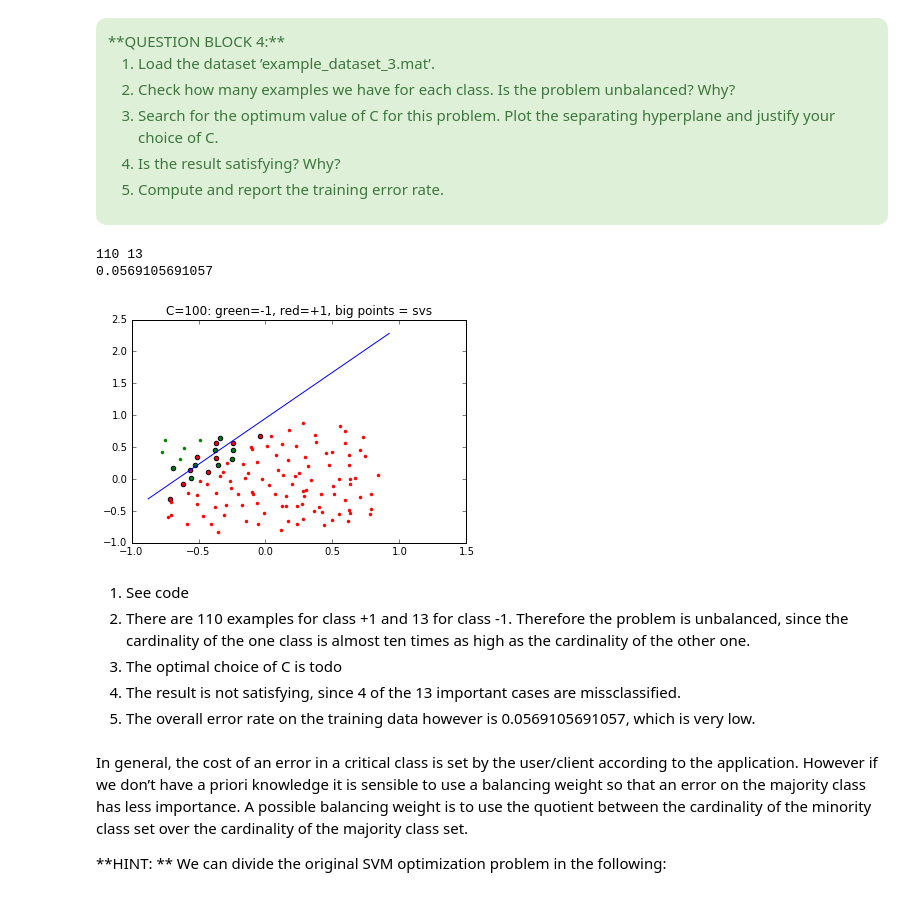
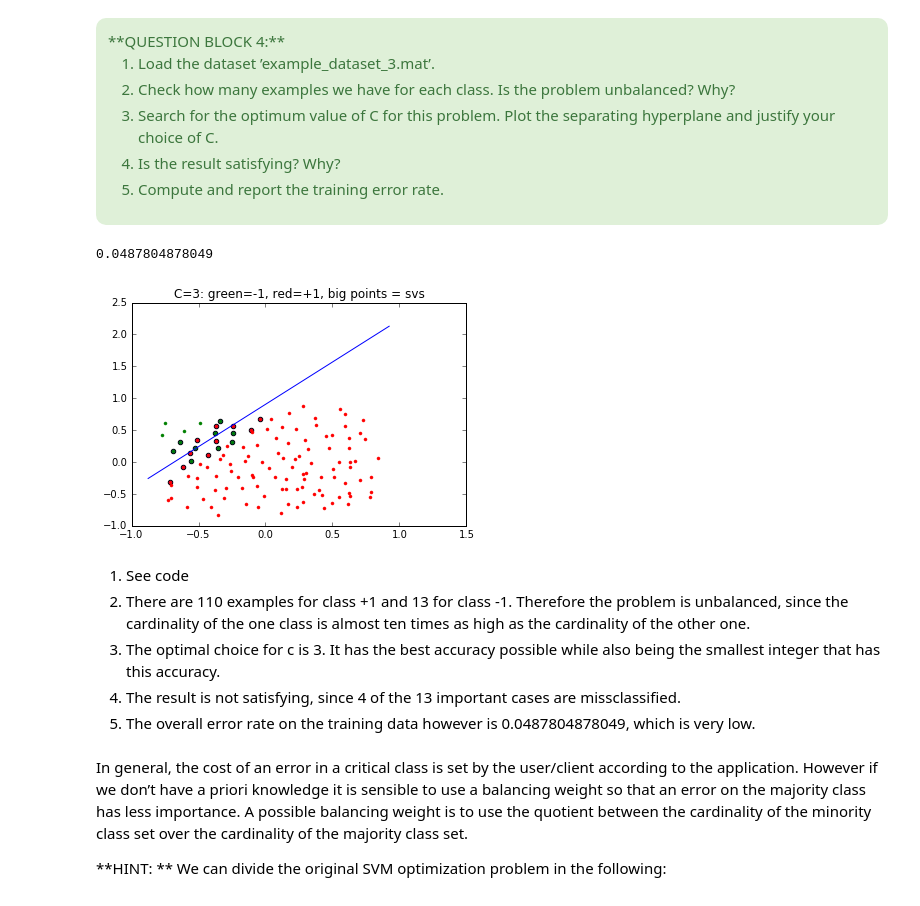
Before and after one commit to emasa/IML, a Jupyter notebook: supervised_exercise_3_student.ipynb, the cells around one changed output. Drawn from its saved outputs; the diff is of its cells as text; code cells hidden in the pictures.

```diff
--- a/supervised_exercise_3_student.ipynb
+++ b/supervised_exercise_3_student.ipynb
@@ -336,36 +338,45 @@ hyperplane and justify your choice of C.</li>
 # %%
 #1.
 data = sio.loadmat('example_dataset_3.mat')
 X = data['data'].T
 y = data['labels'].astype(float)
 n = X.shape[0]
 #2.
 from functools import reduce
 y_pos = int(0.5*reduce((lambda x, y: x+y+1),np.append([[0]],y)))
-print y_pos, n-y_pos
+#print y_pos, n-y_pos
 
-#3. - todo
-for i in range(10):
-    #SVM('example_dataset_3.mat',i,i)
-    c = 0
-c = 100
-
-#5.
 def error(eps):
     errs = filter(lambda x: x>1, eps)
     return 1.0*len(errs)/n
-eps, svs = SVM('example_dataset_3.mat',c,10)
+
+#3.
+err_min = 1;
+c_best = 0;
+#for i in range(5):
+#    c = 10**i
+#    eps, svs = SVM('example_dataset_3.mat',c,-1)
+#    err = error(eps)
+#    if err < err_min:
+#        err_min, c_best = err, c
+for i in range(20):
+    eps, svs = SVM('example_dataset_3.mat',i+1,-1)
+    err = error(eps)
+    if err < err_min:
+        err_min, c_best = err, i+1
+#print c_best
+#5.
+eps, svs = SVM('example_dataset_3.mat',c_best,0)
 print error(eps)
 # %% [output]
-110 13
-0.0569105691057
+0.0487804878049
-[figure, old version]
+[figure, new version]
 # %% [markdown]
 1. See code
 2. There are 110 examples for class +1 and 13 for class -1. Therefore the problem is unbalanced, since the cardinality of the one class is almost ten times as high as the cardinality of the other one.
-3. The optimal choice of C is todo
+3. The optimal choice for c is 3. It has the best accuracy possible while also being the smallest integer that has this accuracy.
 4. The result is not satisfying, since 4 of the 13 important cases are missclassified.
-5. The overall error rate on the training data however is 0.0569105691057, which is very low.
+5. The overall error rate on the training data however is 0.0487804878049, which is very low.
 # %% [markdown]
 In general, the cost of an error in a critical class is set by the user/client according to the application. However if we don’t have a priori knowledge it is sensible to use a balancing weight so that an error on the majority class has less importance. A possible balancing weight is to use the quotient between the cardinality of the minority class set over the cardinality of the majority class set.
 
```
Also changed, not shown: parts of 6 cells of this notebook.
